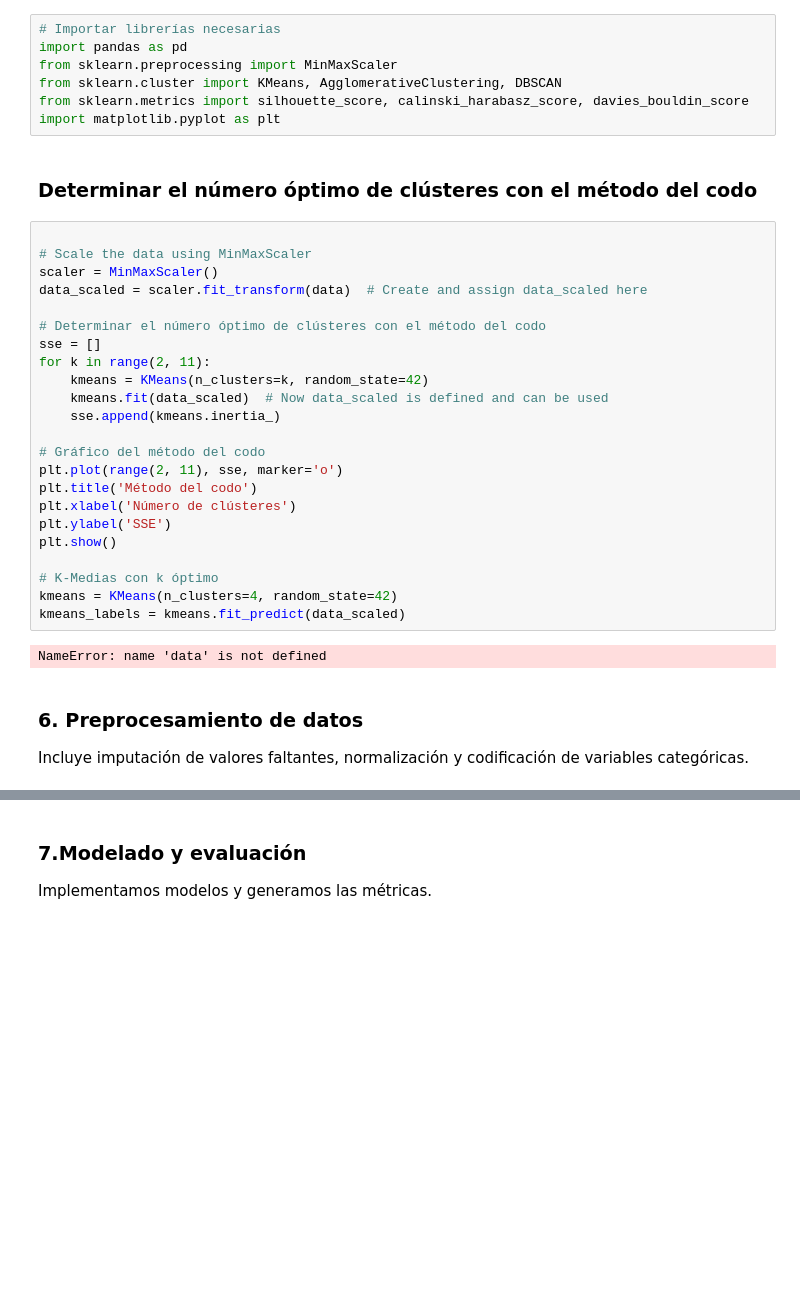
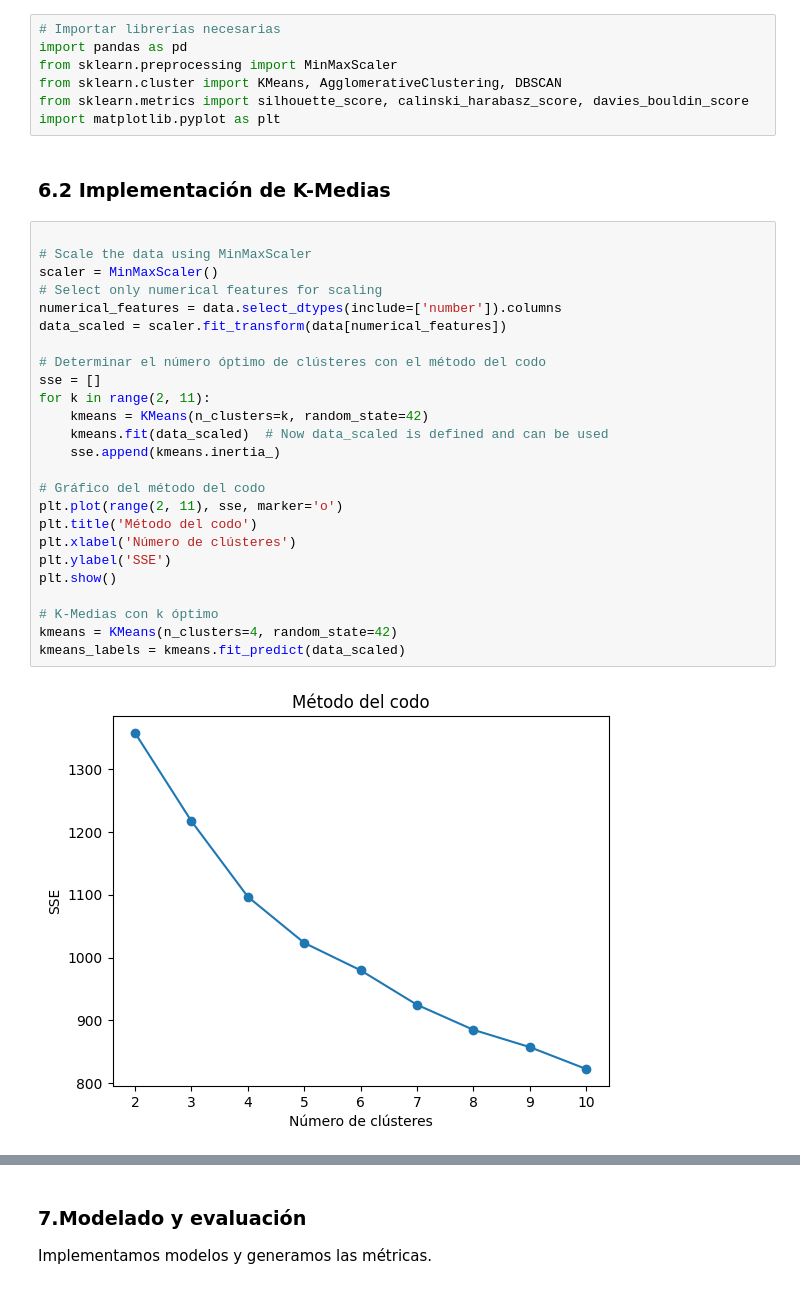
Before and after one commit to palberth/CienciaDatos-MASDI, a Jupyter notebook: Actividad_4_6_Ciencia_de_Datos.ipynb, the cells around one changed output, grey strips where cells are left out. Saved outputs shown, nothing was run; the diff lists cells and outputs as text; blank space fills up the shorter version.

```diff
--- a/Actividad_4_6_Ciencia_de_Datos.ipynb
+++ b/Actividad_4_6_Ciencia_de_Datos.ipynb
@@ -340,33 +343,32 @@ from sklearn.preprocessing import MinMaxScaler
 from sklearn.cluster import KMeans, AgglomerativeClustering, DBSCAN
 from sklearn.metrics import silhouette_score, calinski_harabasz_score, davies_bouldin_score
 import matplotlib.pyplot as plt
-# %% [markdown]
-### Determinar el número óptimo de clústeres con el método del codo
+# %% [markdown]
+### 6.2 Implementación de K-Medias
 # %%
 
 # Scale the data using MinMaxScaler
 scaler = MinMaxScaler()
-data_scaled = scaler.fit_transform(data)  # Create and assign data_scaled here
+# Select only numerical features for scaling
+numerical_features = data.select_dtypes(include=['number']).columns
+data_scaled = scaler.fit_transform(data[numerical_features])
 
 # Determinar el número óptimo de clústeres con el método del codo
 sse = []
 for k in range(2, 11):
     kmeans = KMeans(n_clusters=k, random_state=42)
     kmeans.fit(data_scaled)  # Now data_scaled is defined and can be used
     sse.append(kmeans.inertia_)
 
 # Gráfico del método del codo
 plt.plot(range(2, 11), sse, marker='o')
 plt.title('Método del codo')
 plt.xlabel('Número de clústeres')
 plt.ylabel('SSE')
 plt.show()
 
 # K-Medias con k óptimo
 kmeans = KMeans(n_clusters=4, random_state=42)
 kmeans_labels = kmeans.fit_predict(data_scaled)
 # %% [output]
-NameError: name 'data' is not defined
+[figure, added]
-# %% [markdown]
-### 6. Preprocesamiento de datos
-Incluye imputación de valores faltantes, normalización y codificación de variables categóricas.
```
Also changed, not shown: parts of 9 cells of this notebook.
